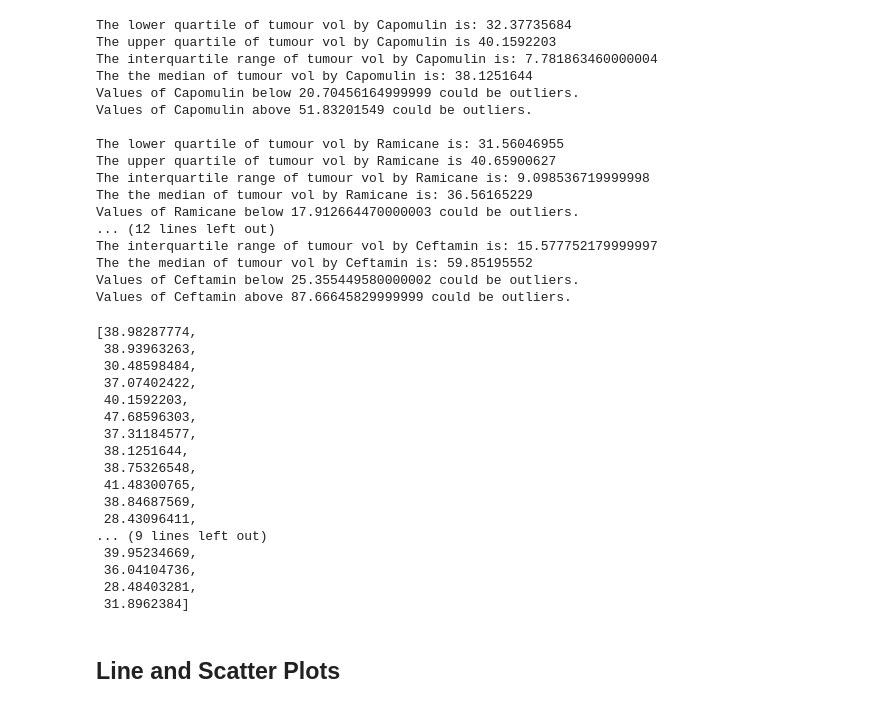
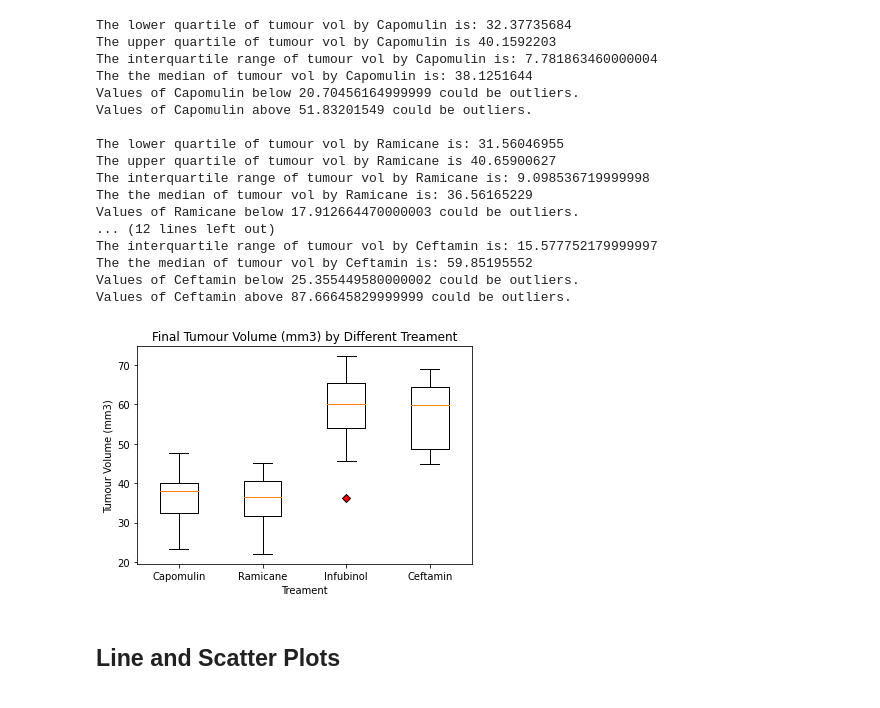
Before and after one commit to Shaunisme/matplotlib-challenge, a Jupyter notebook: Pymaceuticals/pymaceuticals.ipynb, the cells around one changed output. Saved outputs shown, nothing was run; the diff lists cells and outputs as text; code cells hidden in the pictures.

```diff
--- a/Pymaceuticals/pymaceuticals.ipynb
+++ b/Pymaceuticals/pymaceuticals.ipynb
@@ -205,7 +205,7 @@ merge_df
 treatment_list=['Capomulin', 'Ramicane', 'Infubinol', 'Ceftamin']
 
 # Create empty list to fill with tumour vol data (for plotting)
-#tumour_vol_list=[]
+tumour_vol_list=[]
 
 # Calculate the IQR and quantitatively determine if there are any potential outliers.
 for treament in treatment_list:
@@ -218,7 +218,7 @@ for treament in treatment_list:
     lowerq = quartiles[0.25]
     upperq = quartiles[0.75]
     iqr = upperq-lowerq
-    #tumour_vol_list.append(tumour_vol)
+    tumour_vol_list.append(tumour_vol)
 
     print(f"The lower quartile of tumour vol by {treament} is: {lowerq}")
     print(f"The upper quartile of tumour vol by {treament} is {upperq}")
@@ -253,33 +253,16 @@ The interquartile range of tumour vol by Ceftamin is: 15.577752179999997
 The the median of tumour vol by Ceftamin is: 59.85195552
 Values of Ceftamin below 25.355449580000002 could be outliers.
 Values of Ceftamin above 87.66645829999999 could be outliers.
-# %%
-
-    list(tumour_vol)
-# %% [output]
-[38.98287774,
- 38.93963263,
- 30.48598484,
- 37.07402422,
- 40.1592203,
- 47.68596303,
- 37.31184577,
- 38.1251644,
- 38.75326548,
- 41.48300765,
- 38.84687569,
- 28.43096411,
-... (9 lines left out)
- 39.95234669,
- 36.04104736,
- 28.48403281,
- 31.8962384]
 # %%
 # Generate a box plot of the final tumour volume of each mouse across four regimens of interest
 fig1, ax1 = plt.subplots()
-ax1.set_title('Temperatures at LAX')
-ax1.set_ylabel('Temperature (°C)')
-ax1.boxplot(temperatures)
+ax1.set_title('Final Tumour Volume (mm3) by Different Treament')
+ax1.set_xlabel('Treament')
+ax1.set_ylabel('Tumour Volume (mm3)')
+red_diamond = dict(markerfacecolor='red', marker='D')
+ax1.boxplot(tumour_vol_list, labels=treatment_list, flierprops=red_diamond)
 plt.show()
+# %% [output]
+[figure, added]
 # %% [markdown]
 ## Line and Scatter Plots
```
Also changed, not shown: parts of 5 cells of this notebook.
